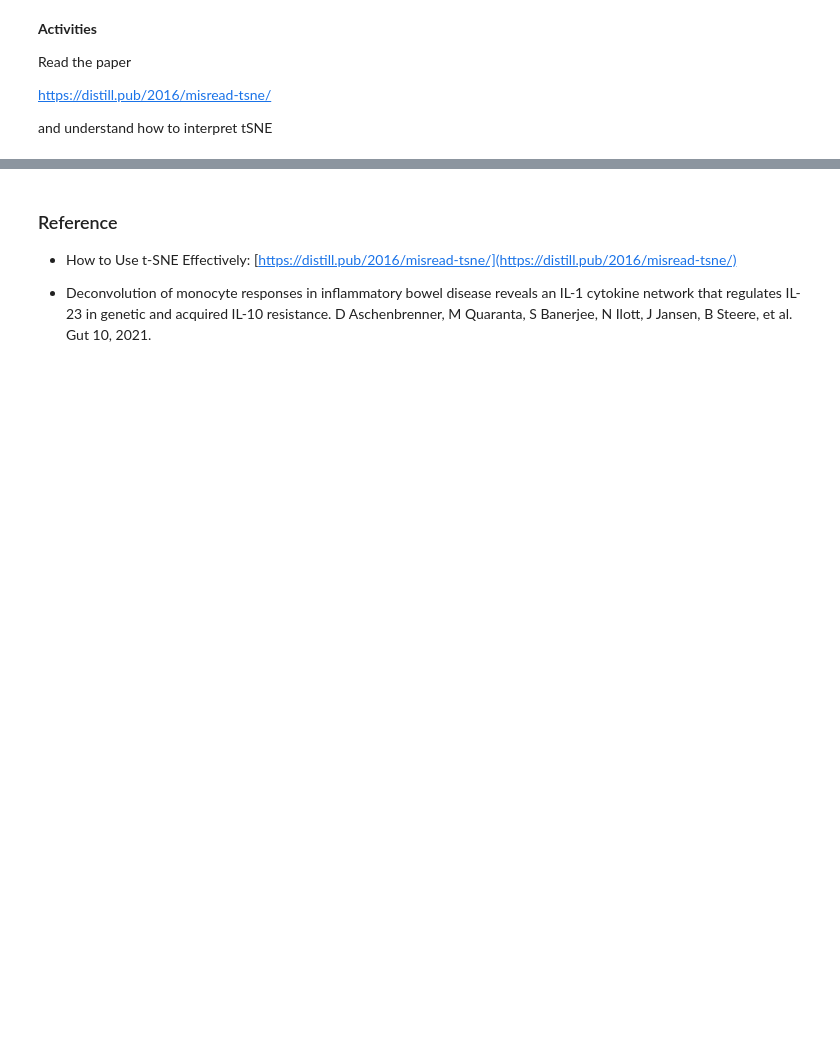
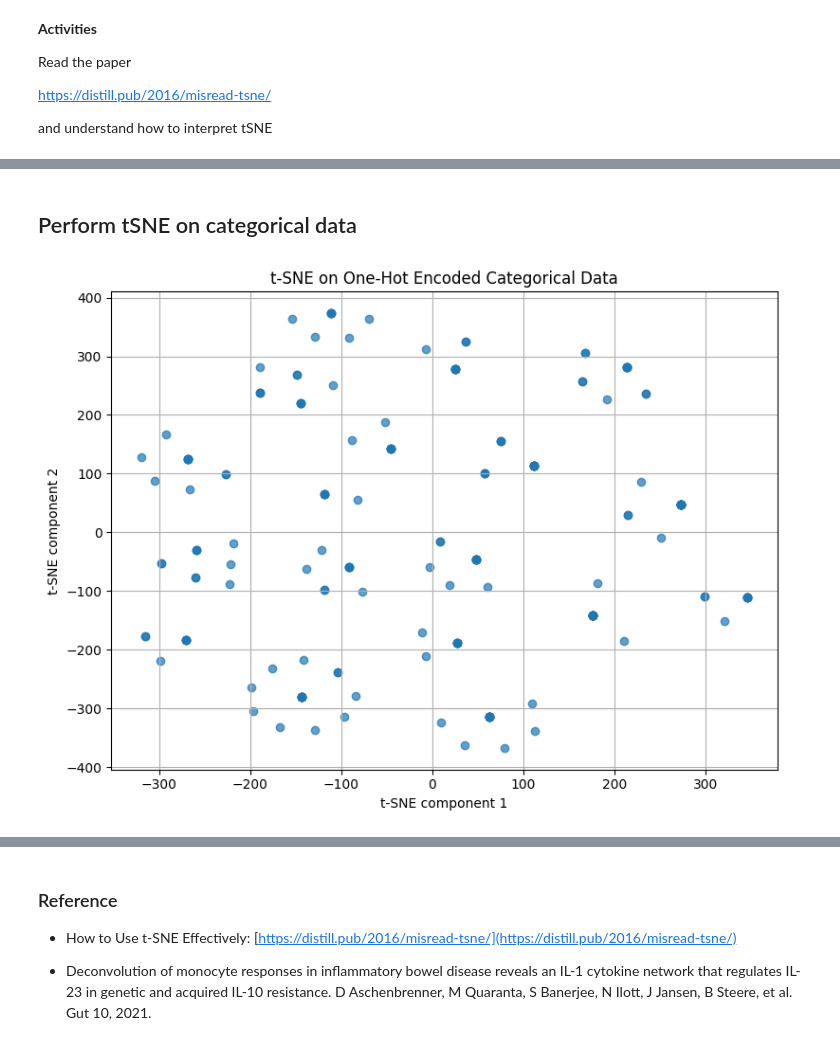
Before and after one commit to neelsoumya/python_machine_learning, a Jupyter notebook: pca_when_not_to_do.ipynb, the cells around one changed output, grey strips where cells are left out. Saved outputs shown, nothing was run; the diff lists cells and outputs as text; code cells hidden in the pictures; blank space fills up the shorter version.

```diff
--- a/pca_when_not_to_do.ipynb
+++ b/pca_when_not_to_do.ipynb
@@ -356,0 +487,24 @@ and understand how to interpret tSNE
+# %% [markdown]
+## Perform tSNE on categorical data
+# %%
+from sklearn.manifold import TSNE
+import matplotlib.pyplot as plt
+import numpy as np
+
+# Assume 'encoded_data' exists from the previous one-hot encoding step
+
+# Apply t-SNE to the one-hot encoded data
+tsne = TSNE(n_components=2, random_state=42)
+tsne_results_cat = tsne.fit_transform(encoded_data)
+
+# Scatter plot of the t-SNE results
+plt.figure(figsize=(8, 6))
+plt.scatter(tsne_results_cat[:, 0], tsne_results_cat[:, 1], alpha=0.7)
+plt.title('t-SNE on One-Hot Encoded Categorical Data')
+plt.xlabel('t-SNE component 1')
+plt.ylabel('t-SNE component 2')
+plt.grid(True)
+plt.tight_layout()
+plt.show()
+# %% [output]
+[figure, added]
```
Also changed, not shown: parts of 17 cells of this notebook.
